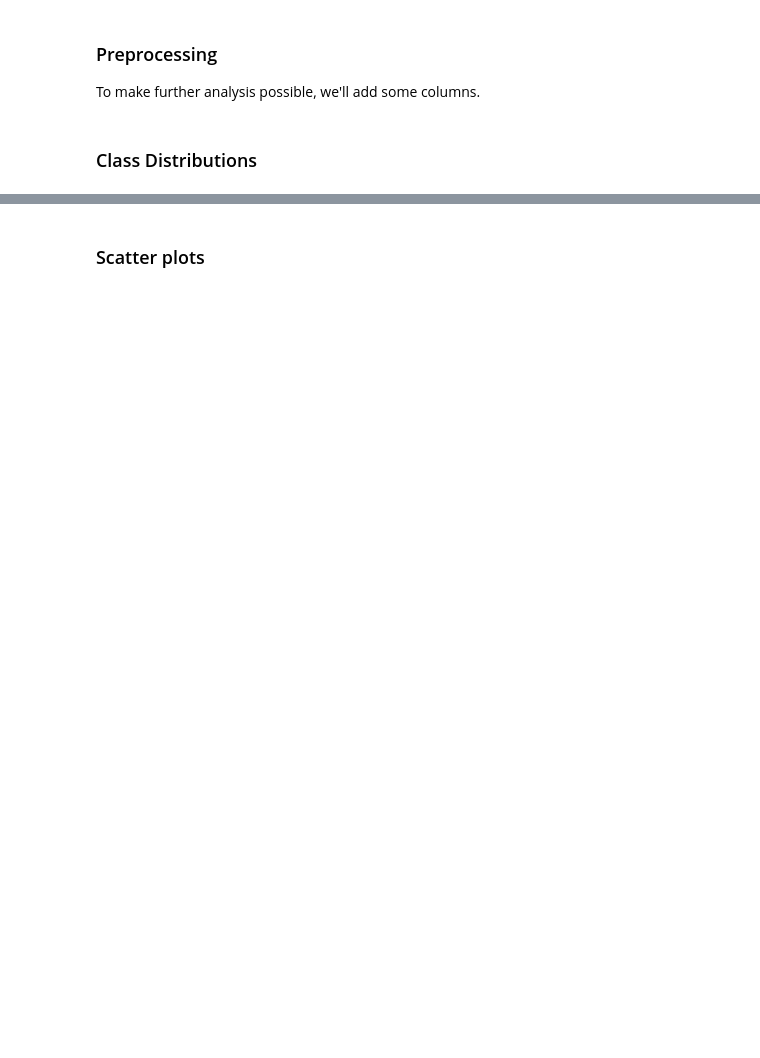
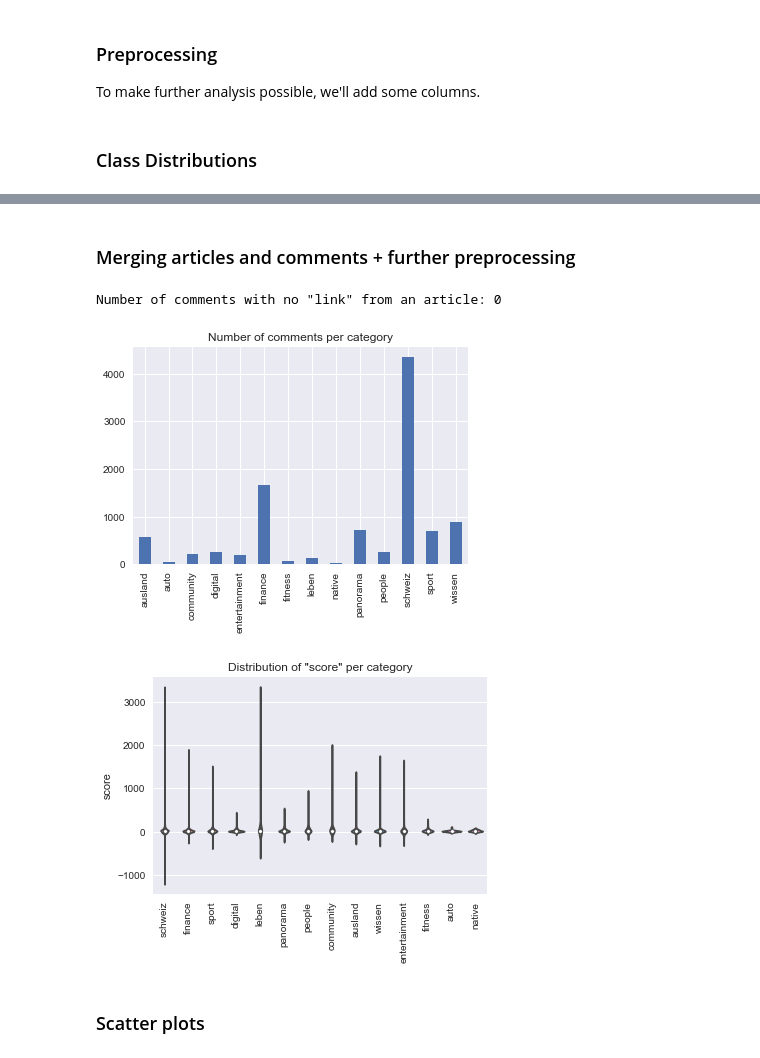
Before and after one commit to fdelia/bots, a Jupyter notebook: 3_explore_data.ipynb, the cells around one changed output, grey strips where cells are left out. Saved outputs shown, nothing was run; the diff lists cells and outputs as text; code cells hidden in the pictures; blank space fills up the shorter version.

Commit message:
sorted chapters

```diff
--- a/3_explore_data.ipynb
+++ b/3_explore_data.ipynb
@@ -226,3 +224,53 @@ df_corr
+# %% [markdown]
+### Merging articles and comments + further preprocessing
+# %%
+# Left inner join
+df_merge = pd.merge(left=df_com, right=df_art, left_on='tId', right_on='tId')
+
+# is empty: (= all comments correspond to an article)
+print('Number of comments with no "link" from an article:',
+      len(df_merge[pd.isnull(df_merge['link'])]))
+# However 1 comment has no article text?
+df_merge = df_merge.dropna(axis=0, how='any', subset=['text'])
+
+# Hist - attention: hist now shows num of comments (not articles)
+df_merge.groupby(['cat']).size().plot.bar(
+    title='Number of comments per category')
+plt.xlabel('')
+plt.show()
+
+# Distribution
+ax = sns.violinplot(x="cat", y="score", data=df_merge)
+ax.set_title('Distribution of "score" per category')
+plt.xticks(rotation = 90)
+plt.xlabel('')
+plt.show()
+
+# Part of mobile users, not interesting enough
+#parts_mob = df_merge[df_merge['mob'] == True].groupby(['cat']).size() / df_merge.groupby(['cat']).size()
+#parts_mob.plot.bar(title='Mobile comments per category')
+#plt.show()
+
+# Get order of comments per article
+df_merge_sorted = df_merge.sort_values(['tId', 'time_since_epoch']).groupby('tId')
+
+# Add time since the first comment
+def get_time_since_first(group):
+    first = group.iloc[:1]['time_since_epoch']
+    group['time_since_first'] = group['time_since_epoch'].apply(lambda x: (x - first) / 3600)
+    # Remove those very late comments, after x hours
+    #group = group[group['time_since_first'] < 36]
+    return group
+
+df_merge_sorted = df_merge_sorted.apply(get_time_since_first)
+
+# Summary:
+# Score / activity are only possible in certain categories
+#    - the categories with lots of active users
+# %% [output]
+Number of comments with no "link" from an article: 0
+[figure, added]
+[figure, added]
 # %% [markdown]
 ### Scatter plots
 # %%
```
Also changed, not shown: parts of 27 cells of this notebook.
